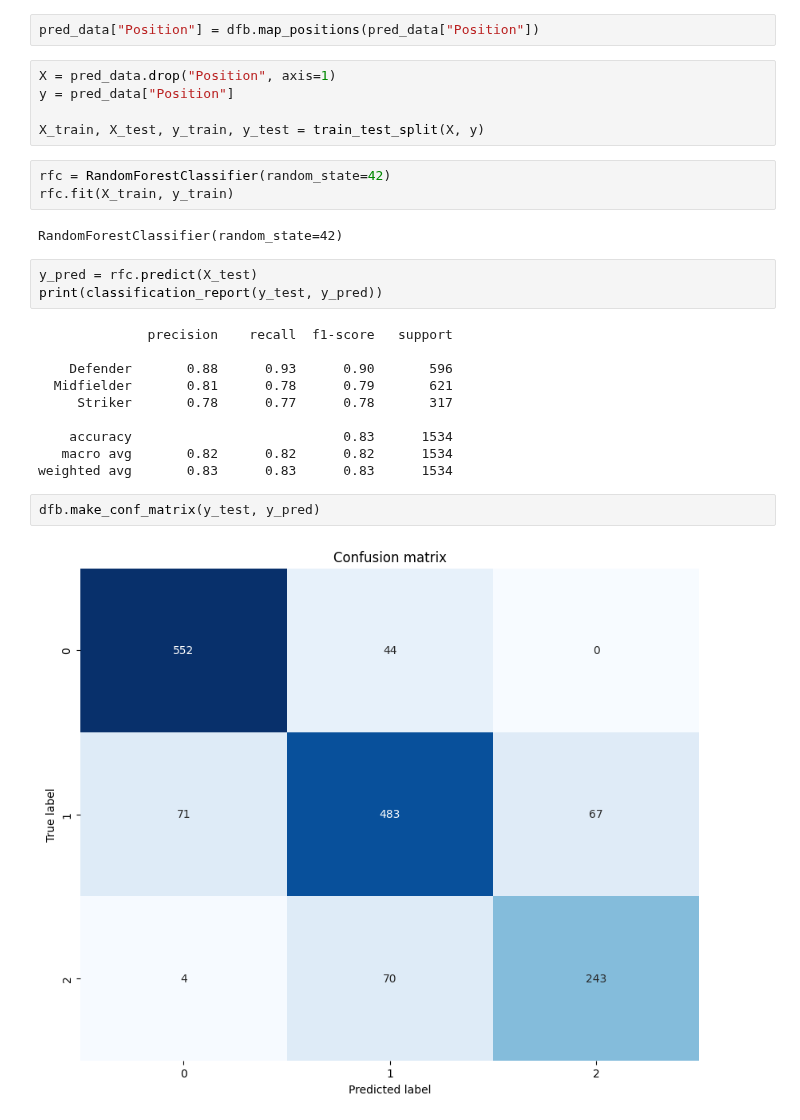
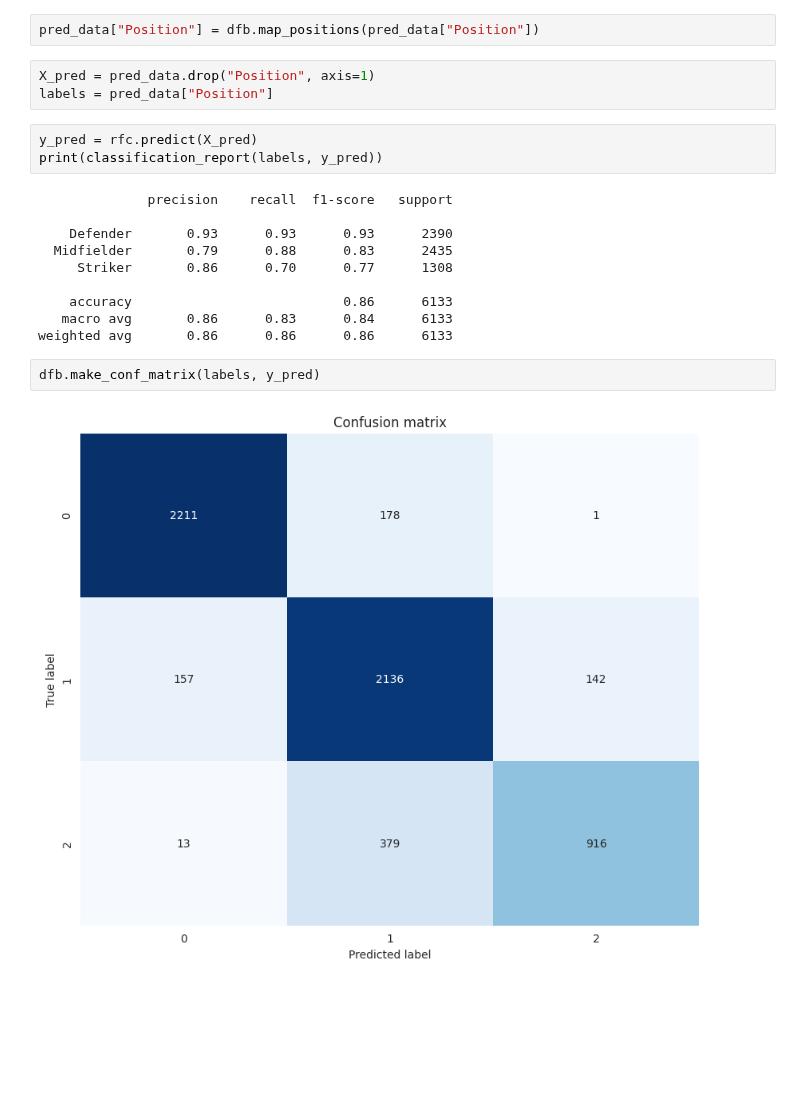
Before and after one commit to zurfil/DataSciencePortfolio, a Jupyter notebook: FIFA/position_pred.ipynb, the cells around one changed output. Cells and saved outputs as stored; diff of their text form; blank space fills up the shorter version.

```diff
--- a/FIFA/position_pred.ipynb
+++ b/FIFA/position_pred.ipynb
@@ -75,29 +76,22 @@ pred_data.shape
 # %%
 pred_data["Position"] = dfb.map_positions(pred_data["Position"])
 # %%
-X = pred_data.drop("Position", axis=1)
-y = pred_data["Position"]
-
-X_train, X_test, y_train, y_test = train_test_split(X, y)
+X_pred = pred_data.drop("Position", axis=1)
+labels = pred_data["Position"]
-# %%
-rfc = RandomForestClassifier(random_state=42)
-rfc.fit(X_train, y_train)
-# %% [output]
-RandomForestClassifier(random_state=42)
 # %%
-y_pred = rfc.predict(X_test)
-print(classification_report(y_test, y_pred))
+y_pred = rfc.predict(X_pred)
+print(classification_report(labels, y_pred))
 # %% [output]
               precision    recall  f1-score   support
 
-    Defender       0.88      0.93      0.90       596
-  Midfielder       0.81      0.78      0.79       621
-     Striker       0.78      0.77      0.78       317
+    Defender       0.93      0.93      0.93      2390
+  Midfielder       0.79      0.88      0.83      2435
+     Striker       0.86      0.70      0.77      1308
 
-    accuracy                           0.83      1534
-   macro avg       0.82      0.82      0.82      1534
-weighted avg       0.83      0.83      0.83      1534
+    accuracy                           0.86      6133
+   macro avg       0.86      0.83      0.84      6133
+weighted avg       0.86      0.86      0.86      6133
 # %%
-dfb.make_conf_matrix(y_test, y_pred)
+dfb.make_conf_matrix(labels, y_pred)
 # %% [output]
-[figure, old version]
+[figure, new version]
```
Also changed, not shown: parts of 7 cells of this notebook.
